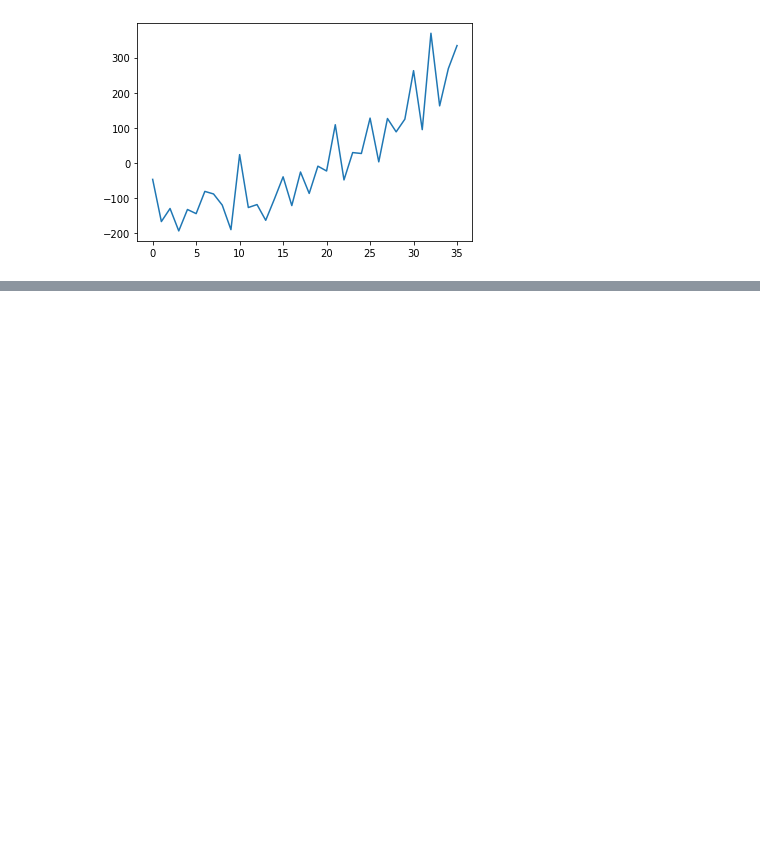
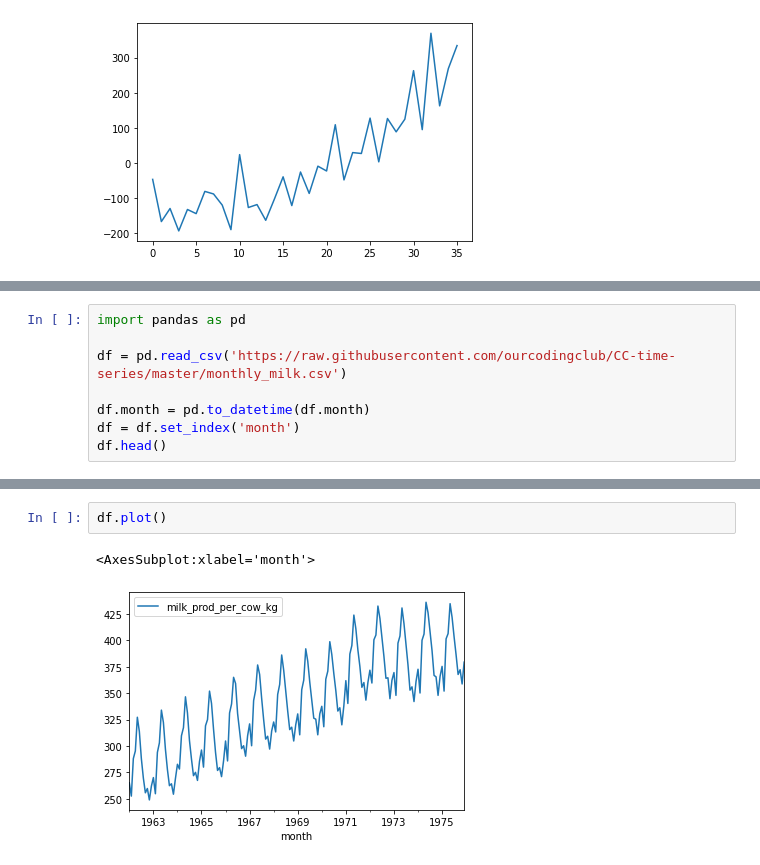
Before and after one commit to harnalashok/timeseries, a Jupyter notebook: detrending_timeseries.ipynb, the cells around one changed output, grey strips where cells are left out. Cells and saved outputs as stored; diff of their text form; blank space fills up the shorter version.

```diff
--- a/detrending_timeseries.ipynb
+++ b/detrending_timeseries.ipynb
@@ -101,0 +106,8 @@ pyplot.show()
+# %%
+import pandas as pd
+
+df = pd.read_csv('https://raw.githubusercontent.com/ourcodingclub/CC-time-series/master/monthly_milk.csv')
+
+df.month = pd.to_datetime(df.month)
+df = df.set_index('month')
+df.head()
@@ -101,0 +122,5 @@ pyplot.show()
+# %%
+df.plot()
+# %% [output]
+<AxesSubplot:xlabel='month'>
+[figure, added]
```
Also changed, not shown: parts of 11 cells of this notebook.
